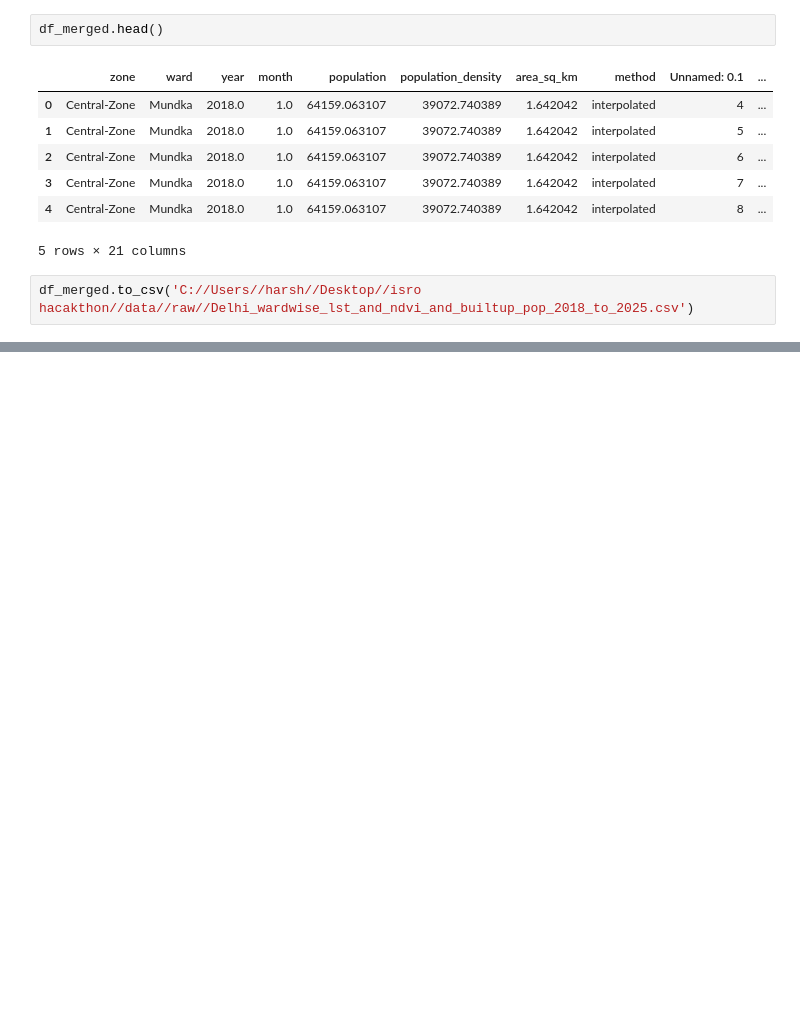
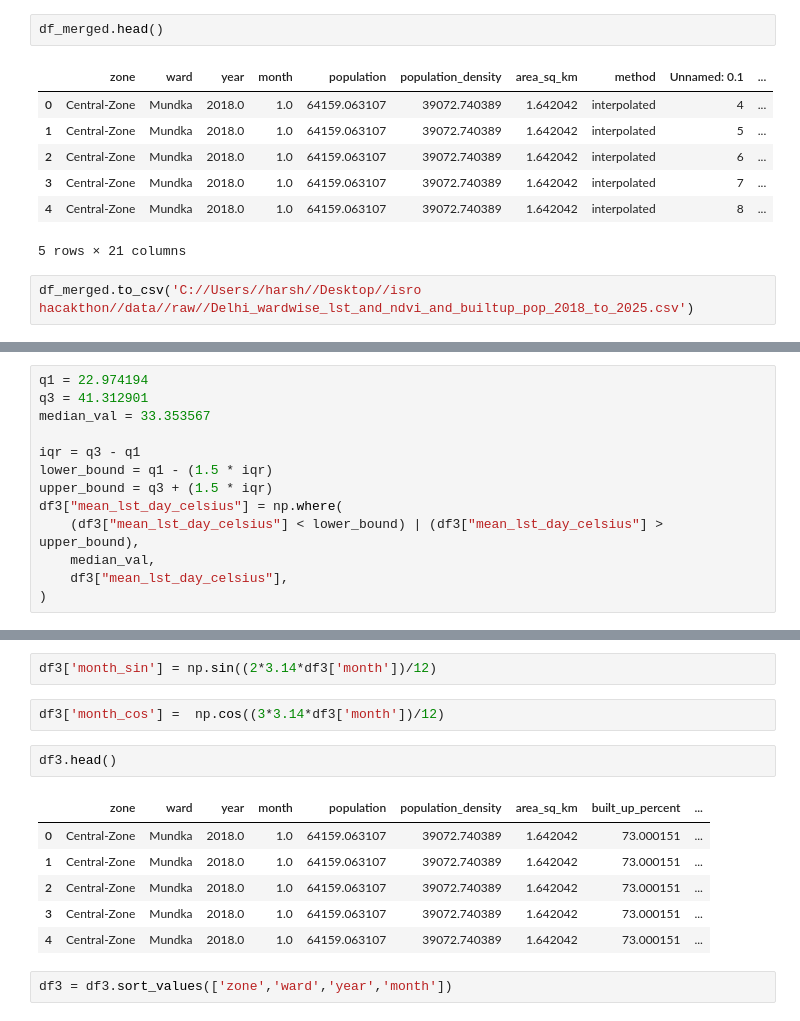
Before and after one commit to Tiwari-Harshvardhan/isro-bah-project, a Jupyter notebook: notebooks/population_density_cleaning.ipynb, the cells around one changed output, grey strips where cells are left out. Cells and saved outputs as stored; diff of their text form; blank space fills up the shorter version.

```diff
--- a/notebooks/population_density_cleaning.ipynb
+++ b/notebooks/population_density_cleaning.ipynb
@@ -638,0 +685,13 @@ df_merged.to_csv('C://Users//harsh//Desktop//isro hacakthon//data//raw//Delhi_wa
+# %%
+q1 = 22.974194
+q3 = 41.312901
+median_val = 33.353567
+
+iqr = q3 - q1
+lower_bound = q1 - (1.5 * iqr)
+upper_bound = q3 + (1.5 * iqr)
+df3["mean_lst_day_celsius"] = np.where(
+    (df3["mean_lst_day_celsius"] < lower_bound) | (df3["mean_lst_day_celsius"] > upper_bound),
+    median_val,
+    df3["mean_lst_day_celsius"],
+)
@@ -638,0 +710,15 @@ df_merged.to_csv('C://Users//harsh//Desktop//isro hacakthon//data//raw//Delhi_wa
+# %%
+df3['month_sin'] = np.sin((2*3.14*df3['month'])/12)
+# %%
+df3['month_cos'] =  np.cos((3*3.14*df3['month'])/12)
+# %%
+df3.head()
+# %% [output]
+|  | zone | ward | year | month | population | population_density | area_sq_km | built_up_percent | ... |
+| 0 | Central-Zone | Mundka | 2018.0 | 1.0 | 64159.063107 | 39072.740389 | 1.642042 | 73.000151 | ... |
+| 1 | Central-Zone | Mundka | 2018.0 | 1.0 | 64159.063107 | 39072.740389 | 1.642042 | 73.000151 | ... |
+| 2 | Central-Zone | Mundka | 2018.0 | 1.0 | 64159.063107 | 39072.740389 | 1.642042 | 73.000151 | ... |
+| 3 | Central-Zone | Mundka | 2018.0 | 1.0 | 64159.063107 | 39072.740389 | 1.642042 | 73.000151 | ... |
+| 4 | Central-Zone | Mundka | 2018.0 | 1.0 | 64159.063107 | 39072.740389 | 1.642042 | 73.000151 | ... |
+# %%
+df3 = df3.sort_values(['zone','ward','year','month'])
```
Also changed, not shown: parts of 25 cells of this notebook.
